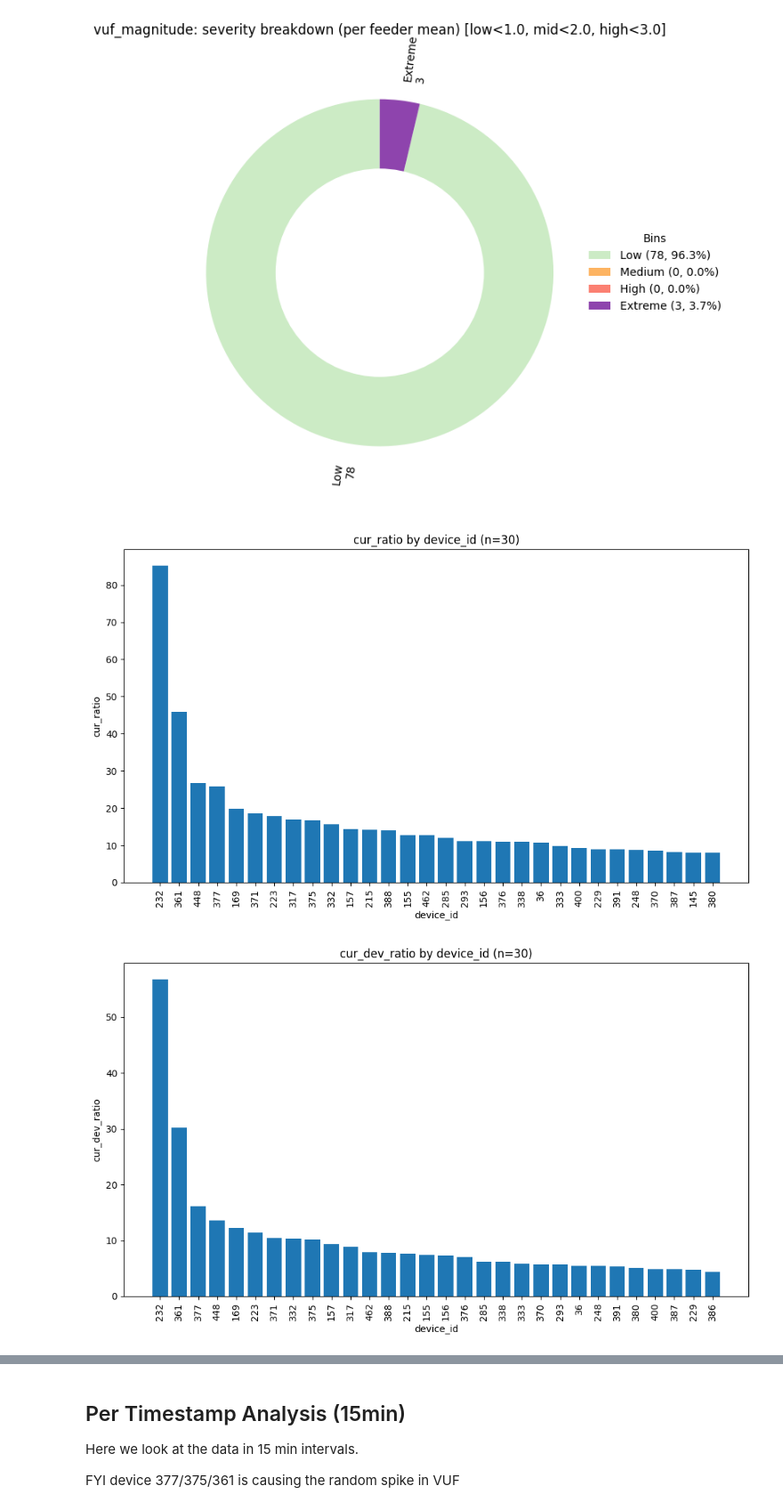
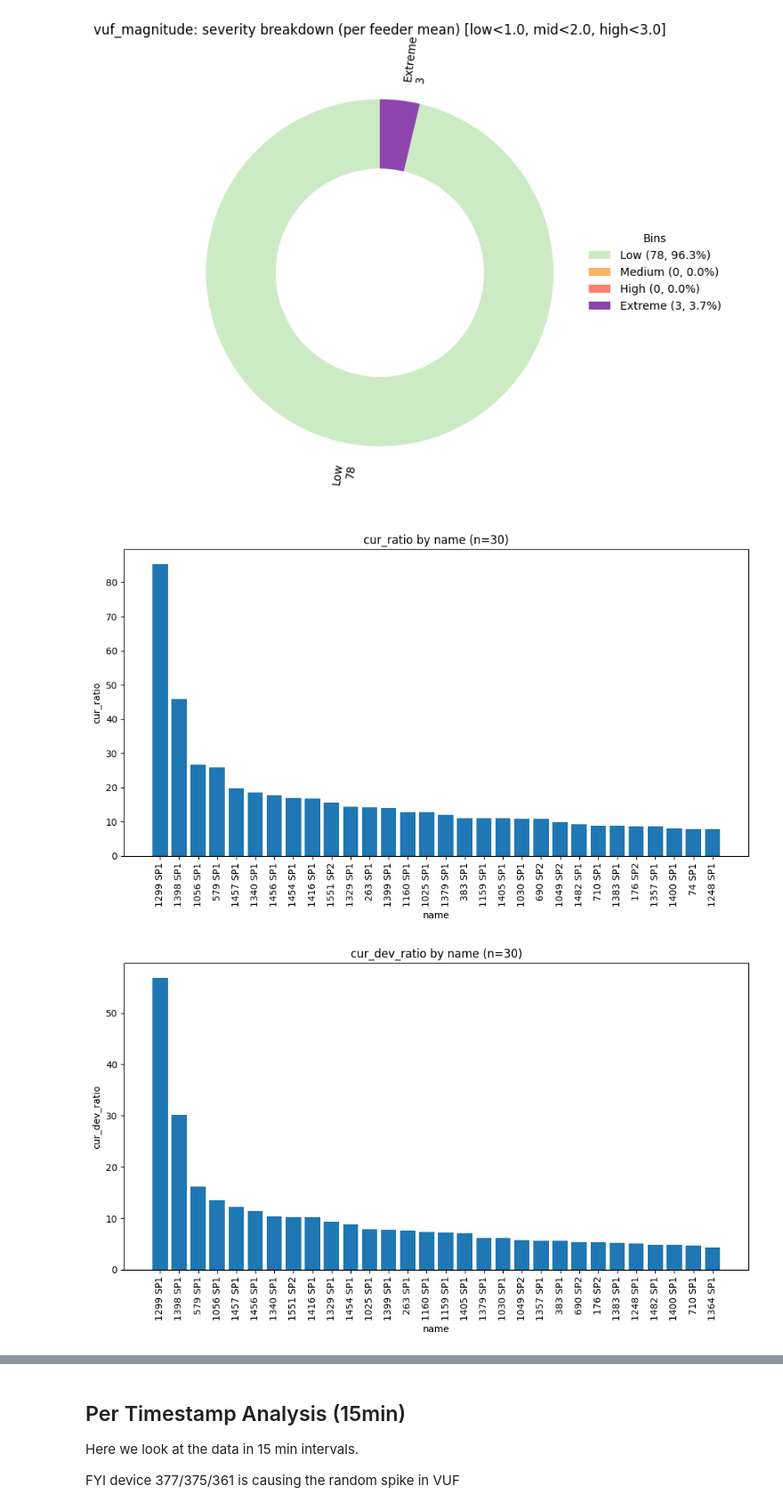
Before and after one commit to MindisBlank/Jasonaq_thesis, a Jupyter notebook: notebooks/CUR.ipynb, the cells around one changed output, grey strips where cells are left out. Shown at 89% size. Saved outputs shown, nothing was run; the diff lists cells and outputs as text; code cells hidden in the pictures.

```diff
--- a/notebooks/CUR.ipynb
+++ b/notebooks/CUR.ipynb
@@ -568,9 +611,10 @@ fig = _severity_donut_for_metric(avg_df, "vuf_magnitude", threshold=0, outdir=".
 [figure]
 [figure]
 # %%
-fig = barplot_by_device(avg_df, "cur_ratio", outdir=".", top_n=30)  # outdir ignored
-fig = barplot_by_device(avg_df, "cur_dev_ratio", outdir=".", top_n=30)
-fig = barplot_by_device(avg_df, "vuf_magnitude", outdir=".", top_n=30)
+fig = barplot_by_device(avg_df, "cur_ratio", outdir=".", top_n=30, name_df=df_jn_filtered)
+fig = barplot_by_device(avg_df, "cur_dev_ratio", outdir=".", top_n=30, name_df=df_jn_filtered)
+fig = barplot_by_device(avg_df, "vuf_magnitude", outdir=".", top_n=30, name_df=df_jn_filtered)
+#
 # %% [output]
-[figure, old version]
+[figure, new version]
-[figure, old version]
+[figure, new version]
```
Also changed, not shown: parts of 5 cells of this notebook, 4 other files.
